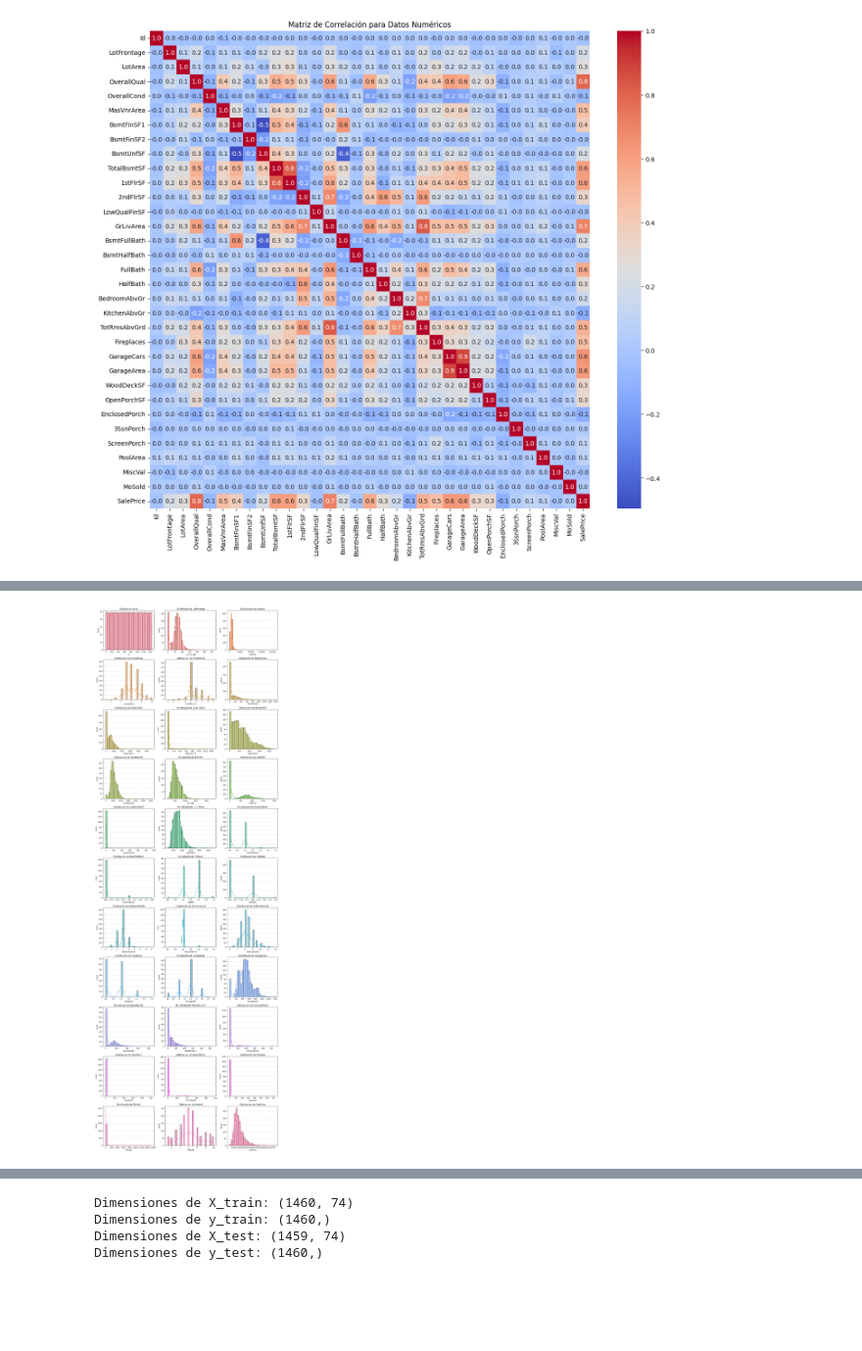
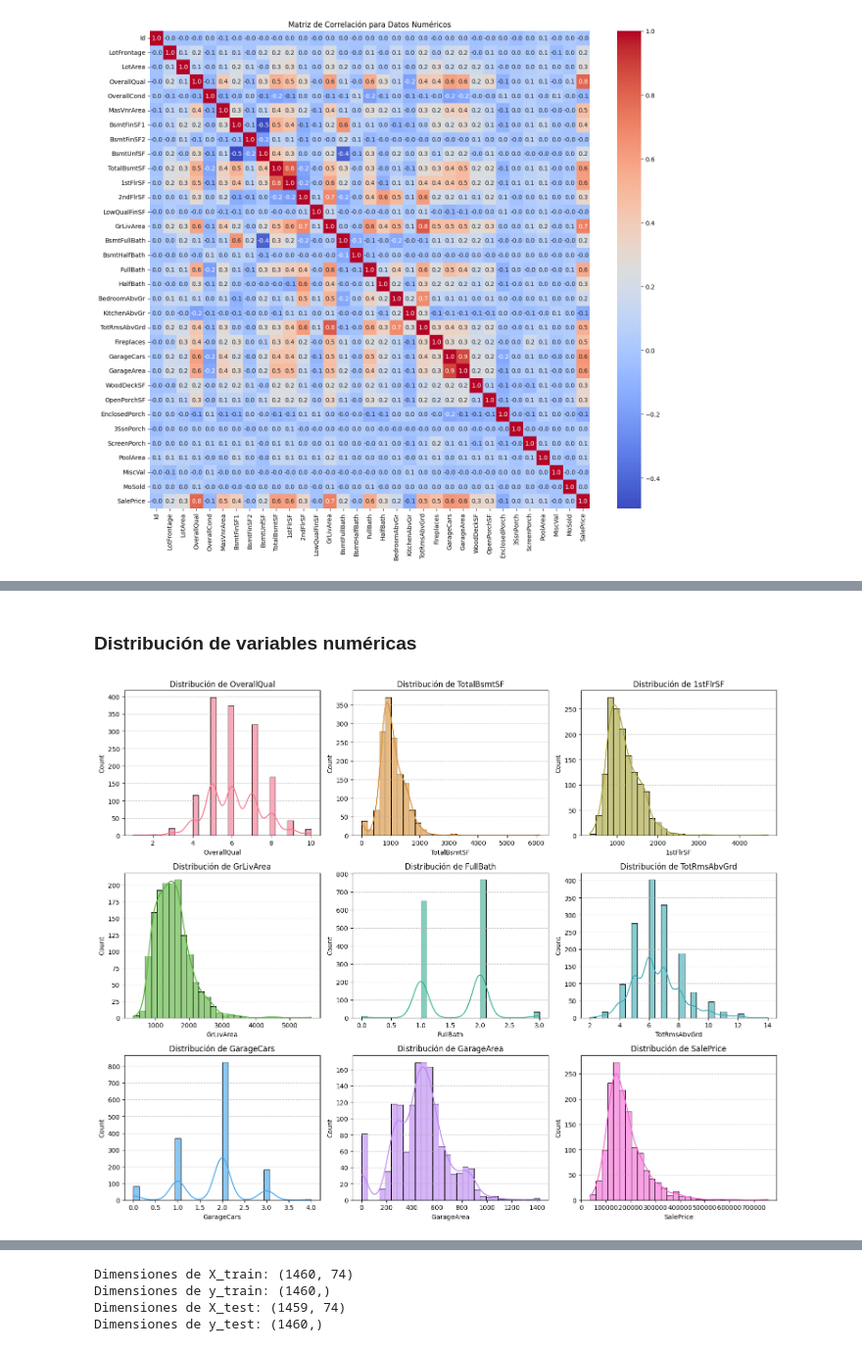
Before and after one commit to kunnermm/taller1_ML, a Jupyter notebook: notebook_taller1.ipynb, the cells around one changed output, grey strips where cells are left out. Shown at 98% size. Saved outputs shown, nothing was run; the diff lists cells and outputs as text; code cells hidden in the pictures; blank space fills up the shorter version.

```diff
--- a/notebook_taller1.ipynb
+++ b/notebook_taller1.ipynb
@@ -433,27 +256,0 @@ ANALISIS EXPLORATORIO
-# %%
-# Variables categóricas
-# Seleccionar las columnas categóricas
-categorical_columns = data_train.select_dtypes(include='category').columns
-
-# Configurar el tamaño de la cuadrícula
-n_cols = 1  # Número de gráficos por fila
-n_rows = (len(categorical_columns) + n_cols - 1) // n_cols  # Calcular el número de filas necesarias
-
-fig, axes = plt.subplots(n_rows, n_cols, figsize=(15, n_rows * 5))  # Ajustar el tamaño total del canvas
-axes = axes.flatten()  # Asegurar que los ejes están en un arreglo plano
-
-# Crear un gráfico para cada columna categórica
-for i, col in enumerate(categorical_columns):
-    sns.countplot(data=data_train, x=col, ax=axes[i])
-    axes[i].set_title(f'Distribución de {col}', fontsize=12)
-    axes[i].tick_params(axis='x', rotation=90)  # Rotar etiquetas del eje X
-
-# Si hay más ejes que gráficos, ocultarlos
-for j in range(len(categorical_columns), len(axes)):
-    fig.delaxes(axes[j])  # Eliminar ejes no utilizados
-
-# Ajustar el espacio entre filas
-plt.subplots_adjust(hspace=60)  # Cambiar a un valor mayor para aumentar el espacio entre filas
-
-plt.tight_layout()  # Ajustar los espacios entre gráficos (opcional)
-plt.show()
@@ -539,0 +344,11 @@ plt.show()
+# %%
+# Crear una lista de variables con correlación menor a 0.5
+variables_numericas_excluir = correlaciones_df[correlaciones_df['SalePrice'] < 0.5].index.tolist()
+
+# Excluir la variable objetivo 'SalePrice', si está presente
+variables_numericas_excluir = [var for var in variables_numericas_excluir if var != 'SalePrice']
+
+# Mostrar todas las variables a excluir
+print("Variables numéricas con correlación menor a 0.5 con 'SalePrice':")
+for var in variables_numericas_excluir:
+    print(var)
@@ -540,24 +373,32 @@ plt.show()
+# %%
+# Se eliminan las variables con correlación menor a 0.5
+data_train = data_train.drop(variables_numericas_excluir, axis=1)
+# %% [markdown]
+### Distribución de variables numéricas
 # %%
+# Se vuelven a obtener las columnas numéricas actualizadas
+num_cols = data_train.select_dtypes(include=['number']).columns
+
 # Lista de colores para las gráficas
 colors = sns.color_palette("husl", len(num_cols))  # Paleta de colores basada en la cantidad de variables
 
 # Número de filas y columnas en el grid
 cols_per_row = 3
 rows = math.ceil(len(num_cols) / cols_per_row)
 
 fig, axes = plt.subplots(rows, cols_per_row, figsize=(15, rows * 4))
 axes = axes.flatten()  # Aplanar la matriz de ejes para iterar fácilmente
 
 for i, col in enumerate(num_cols):
     sns.histplot(data=data_train, x=col, kde=True, bins=30, ax=axes[i], color=colors[i], alpha=0.6)
     axes[i].set_title(f'Distribución de {col}')
     axes[i].grid(axis='y', linestyle='--', alpha=0.7)
 
 # Ocultar los ejes vacíos si hay menos variables que espacios en el grid
 for j in range(i + 1, len(axes)):
     fig.delaxes(axes[j])
 
 plt.tight_layout()
 plt.show()
 # %% [output]
-[figure, old version]
+[figure, new version]
```
Also changed, not shown: parts of 62 cells of this notebook.
